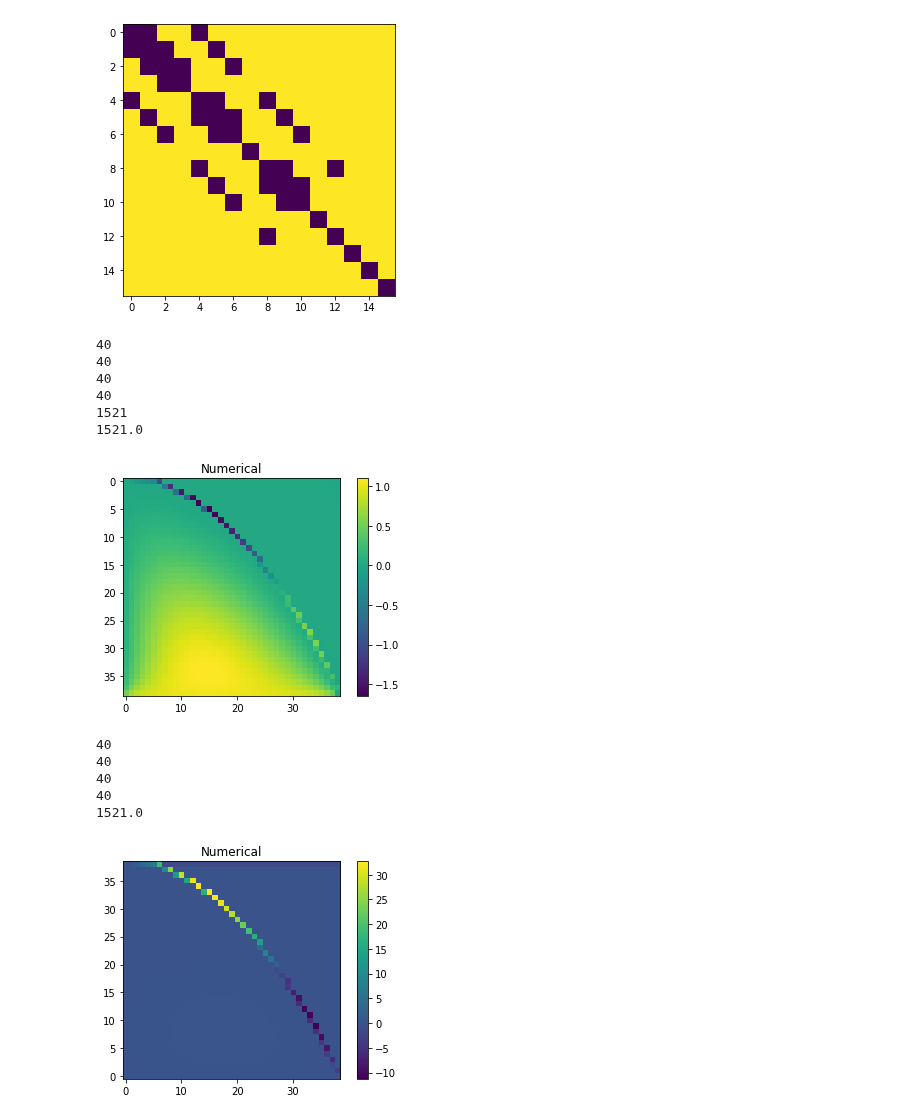
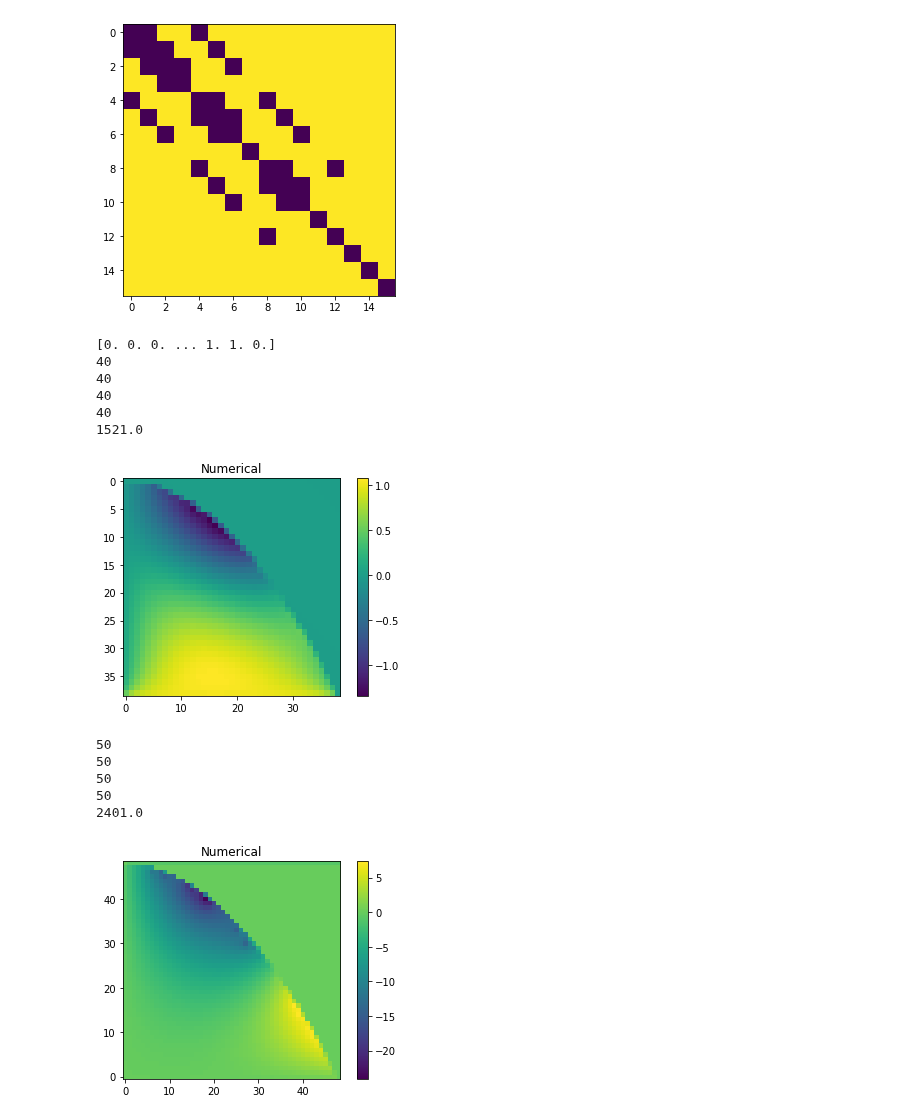
Before and after one commit to aledha/TMA4212-NumDiffDiff, a Jupyter notebook: Project 1/Jan copy.ipynb, the cells around one changed output. Cells and saved outputs as stored; diff of their text form; code cells hidden in the pictures.

```diff
--- a/Project 1/Jan copy.ipynb
+++ b/Project 1/Jan copy.ipynb
@@ -215,7 +215,7 @@ def normal_dirichlet(boundaries, alpha = 1, beta = 1):
 
 def f(x, y):
     a = 0
-    return -np.sin(np.pi * x) * np.cos(np.pi * y)
+    return np.sin(np.pi * x) * np.cos(np.pi * y)
 
 
 def normal_dirichlet_paranolic_y(M):
@@ -231,7 +231,7 @@ def normal_dirichlet_paranolic_y(M):
 #
     for i in B:
 #
-        G[i[1]][i[0]] = f(float(D[j][0]),float(D[j][1]))
+        G[i[1]-1][i[0]-1] = f(float(D[j][0]),float(D[j][1]))
         j += 1
 #
     return (G)
@@ -248,7 +248,7 @@ def normal_dirichlet_paranolic_x(M):
 #
     for i in A:
 #
-        G[i[1]][i[0]] = f(float(C[j][0]),float(C[j][1]))
+        G[i[1]-1][i[0]-1] = f(float(C[j][0]),float(C[j][1]))
         j += 1
 #
     return (G)
@@ -265,7 +265,7 @@ def checker(G):
 #
 # Testing
 #
-M = 10
+M = 20
 #
 B = (projection_y(M)[1])# This is the boundary of Y
 #
@@ -279,16 +279,16 @@ t = np.zeros(M+1)
 r = np.zeros(M+1)
 b = np.arange(M+1)
 
-g2 = (normal_dirichlet([l, t, r, b], 1, 1))
+g5 = (normal_dirichlet([l, t, r, b], 1, 1))
 
 
-G = np.flip(g2.reshape((M-1,M-1)), 0)
+G = np.flip(g5.reshape((M-1,M-1)), 0)
 g3 = normal_dirichlet_paranolic_y(M)
 g4 = normal_dirichlet_paranolic_x(M)
 
 g4 = checker(g3+g4)
 
-A  = (np.flip(g2.reshape((M-1,M-1)), 0))
+A  = (np.flip(g5.reshape((M-1,M-1)), 0))
 #print(g3)
 #print(g4)
 
@@ -523,14 +523,12 @@ left = np.sin(left*5)
 top = np.zeros(M+1)
 right = np.zeros(M+1)
 bottom = np.ones(M+1)
-g2 = normal_dirichlet([left, top, right, bottom], a, 1)
+#g2 = normal_dirichlet([left, top, right, bottom], a, 1)
 
-l = np.arange(M+1)
-t = np.zeros(M+1)
-r = np.zeros(M+1)
-b = np.arange(M+1)
 
 g2 = normal_dirichlet([left, bottom, right, top], 0, 1)
+
+print(g2)
 
 #print(np.size(g2))
 
@@ -540,10 +538,8 @@ A  = (np.flip(g2.reshape((M-1,M-1)), 0))
 
 g2 = (g3+g4+A).flatten()
 
-print(np.size(g2))
-
 def hyper_bndry_func(x,y):
-    return -1
+    return np.sin(np.pi * x) * np.cos(np.pi * y)
 
 C = ndiag([1,-4,1], [-1,0,1], (M-1))
 B = 1 * np.eye(M-1)
@@ -589,21 +585,21 @@ plt.imshow(U)
 plt.colorbar()
 plt.show()
 # %% [output]
+[0. 0. 0. ... 1. 1. 0.]
 40
 40
 40
 40
-1521
 1521.0
-[figure, old version]
+[figure, new version]
 # %%
-#M = 50
+M = 50
 h = 1/M
 a = 0
 
 
 def hyper_bndry_func(x,y):
-    return 0.04*np.sin(np.pi * x) * np.cos(np.pi * y)
+    return np.sin(np.pi * x) * np.cos(np.pi * y)
 
 C = ndiag([1,-4,1], [-1,0,1], (M-1))
 B = 1 * np.eye(M-1)
@@ -624,38 +620,47 @@ y = np.linspace(0, 1, M+1)
 xx, yy = np.meshgrid(x, y)
 fmat = f(xx, yy)[1:-1, 1:-1]
 fvec = fmat.flatten()
 U_exact = u_exact(xx, yy)
 
+left = np.ones(M+1)
+left = np.arange(M+1)
+left = np.sin(left*5)
+top = np.zeros(M+1)
+right = np.zeros(M+1)
+bottom = np.ones(M+1)
+
 l = np.arange(M+1)
-t = np.zeros(M+1)
+t = np.arange(M+1)
 r = np.zeros(M+1)
-b = np.arange(M+1)
+b = np.zeros(M+1)
 
 g2 = normal_dirichlet([left, top, right, bottom], a, 1)
+
+#g2 = normal_dirichlet([l, t, r, b], 0, 1)
 
 g3 = normal_dirichlet_paranolic_y(M)
 g4 = normal_dirichlet_paranolic_x(M)
 A  = (np.flip(g2.reshape((M-1,M-1)), 0))
 
 g2 = (g3+g4+A).flatten()
 
 omega = domain2(bool_domain_gen(M-1))
 
 hyper_funtion = hyper_f_fixer(fvec, omega)
 
 A = triblock_mod(C, B, M, omega)
 
 #A, g2, used, indexes_used = equation_fixer(A, g2, omega, M, hyper_bndry_func, hyper_funtion)
 #G = g2.reshape((M-1,M-1))
 U_vec = np.linalg.solve(A, -g2 - hyper_funtion*h**2)
 U = U_vec.reshape((M-1, M-1))
 #im(used[0].reshape((M-1,M-1)))
 #im(used[1].reshape((M-1,M-1)))
 im(U, 'Numerical')
 # %% [output]
-40
-40
-40
-40
-1521.0
+50
+50
+50
+50
+2401.0
-[figure, old version]
+[figure, new version]
```
Also changed, not shown: parts of 1 cell of this notebook.
